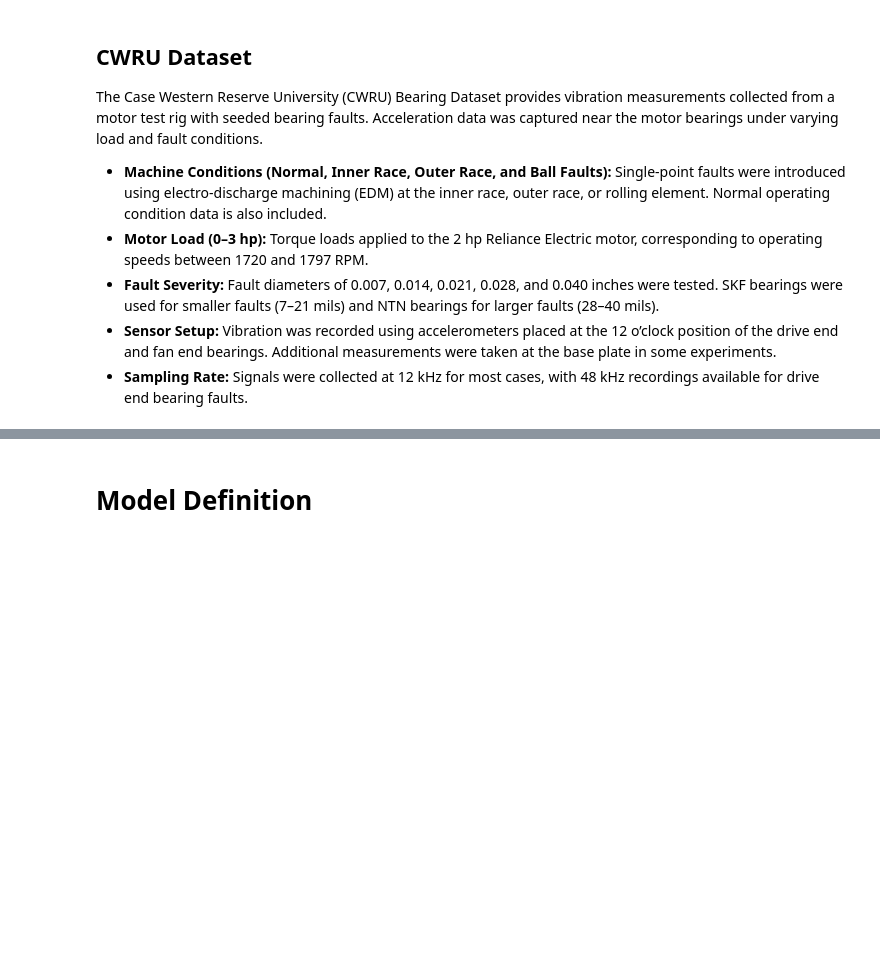
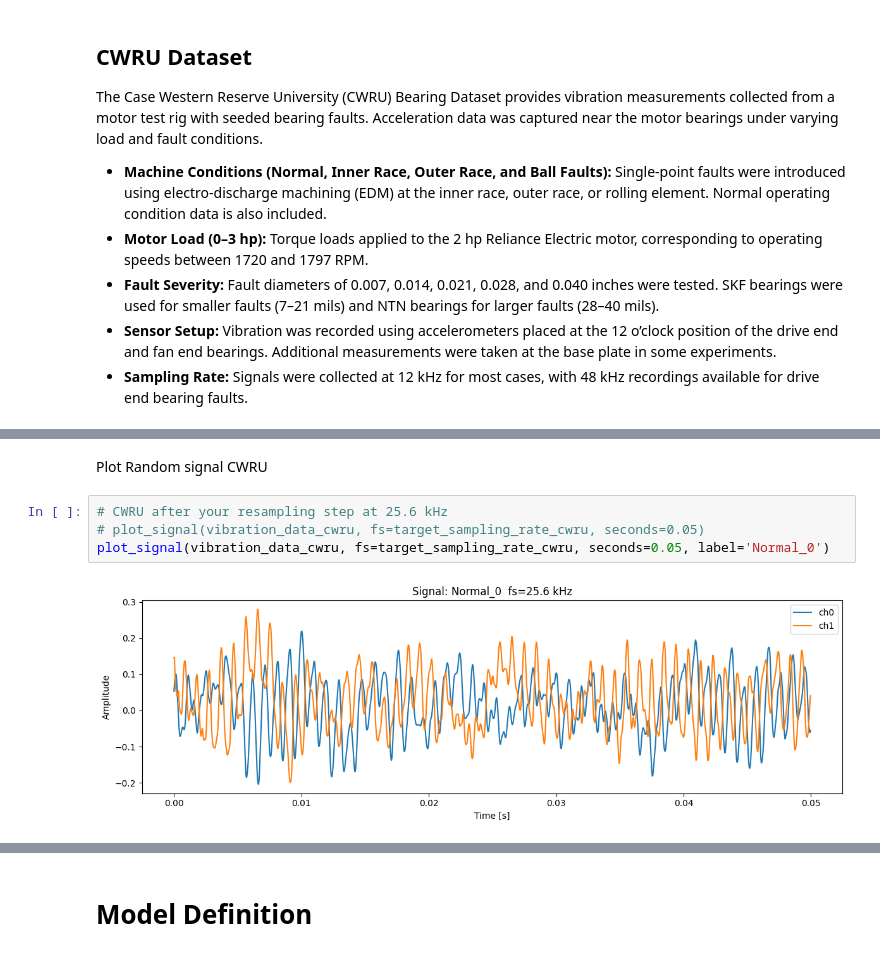
Before and after one commit to giljoa/flex-uns-fw, a Jupyter notebook: ml/model-nb/CNN_Generalizability.ipynb, the cells around one changed output, grey strips where cells are left out. Cells and saved outputs as stored; diff of their text form; blank space fills up the shorter version.

```diff
--- a/ml/model-nb/CNN_Generalizability.ipynb
+++ b/ml/model-nb/CNN_Generalizability.ipynb
@@ -243,0 +314,8 @@ Loading domain 0HP at 25600 Hz...
+# %% [markdown]
+Plot Random signal CWRU
+# %%
+# CWRU after your resampling step at 25.6 kHz
+# plot_signal(vibration_data_cwru, fs=target_sampling_rate_cwru, seconds=0.05)
+plot_signal(vibration_data_cwru, fs=target_sampling_rate_cwru, seconds=0.05, label='Normal_0')
+# %% [output]
+[figure, added]
```
Also changed, not shown: parts of 7 cells of this notebook, 1 other file.
